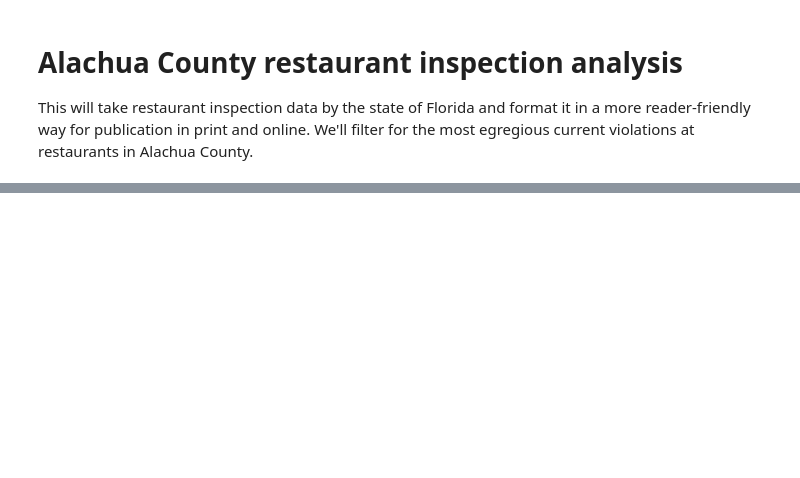
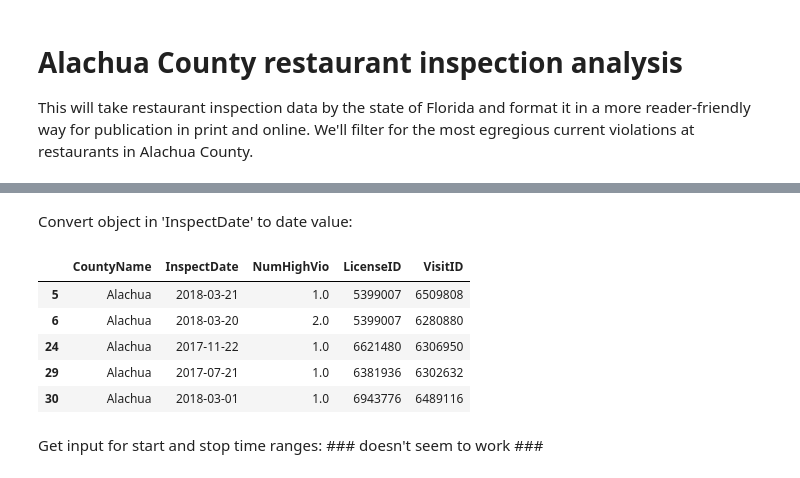
Before and after one commit to macloo/restaurant-inspections, a Jupyter notebook: alachua-restaurant-inspections.ipynb, the cells around one changed output, grey strips where cells are left out. Cells and saved outputs as stored; diff of their text form; code cells hidden in the pictures; blank space fills up the shorter version.

```diff
--- a/alachua-restaurant-inspections.ipynb
+++ b/alachua-restaurant-inspections.ipynb
@@ -69,0 +46,2 @@ TypeError: can't compare datetime.datetime to str
+# %%
+alachua = alachua[alachua.NumHighVio > 0]
@@ -69,0 +61,14 @@ TypeError: can't compare datetime.datetime to str
+# %% [markdown]
+Convert object in 'InspectDate' to date value:
+# %%
+alachua['InspectDate'] = pd.to_datetime(alachua['InspectDate']) ## done after dataframe reduced
+alachua.head() ## this can go away later
+# %% [output]
+|  | CountyName | InspectDate | NumHighVio | LicenseID | VisitID |
+| 5 | Alachua | 2018-03-21 | 1.0 | 5399007 | 6509808 |
+| 6 | Alachua | 2018-03-20 | 2.0 | 5399007 | 6280880 |
+| 24 | Alachua | 2017-11-22 | 1.0 | 6621480 | 6306950 |
+| 29 | Alachua | 2017-07-21 | 1.0 | 6381936 | 6302632 |
+| 30 | Alachua | 2018-03-01 | 1.0 | 6943776 | 6489116 |
+# %% [markdown]
+Get input for start and stop time ranges: ### doesn't seem to work ###
```
Also changed, not shown: parts of 20 cells of this notebook.
